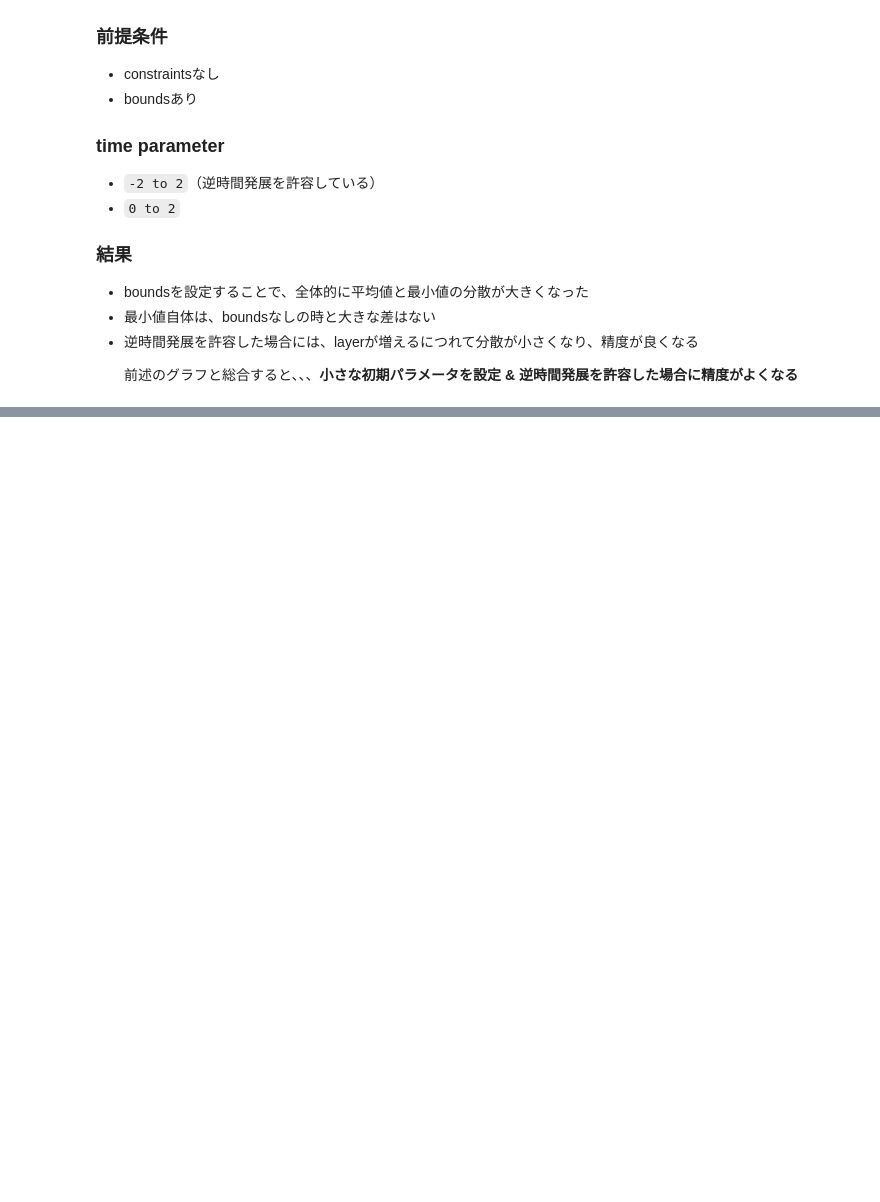
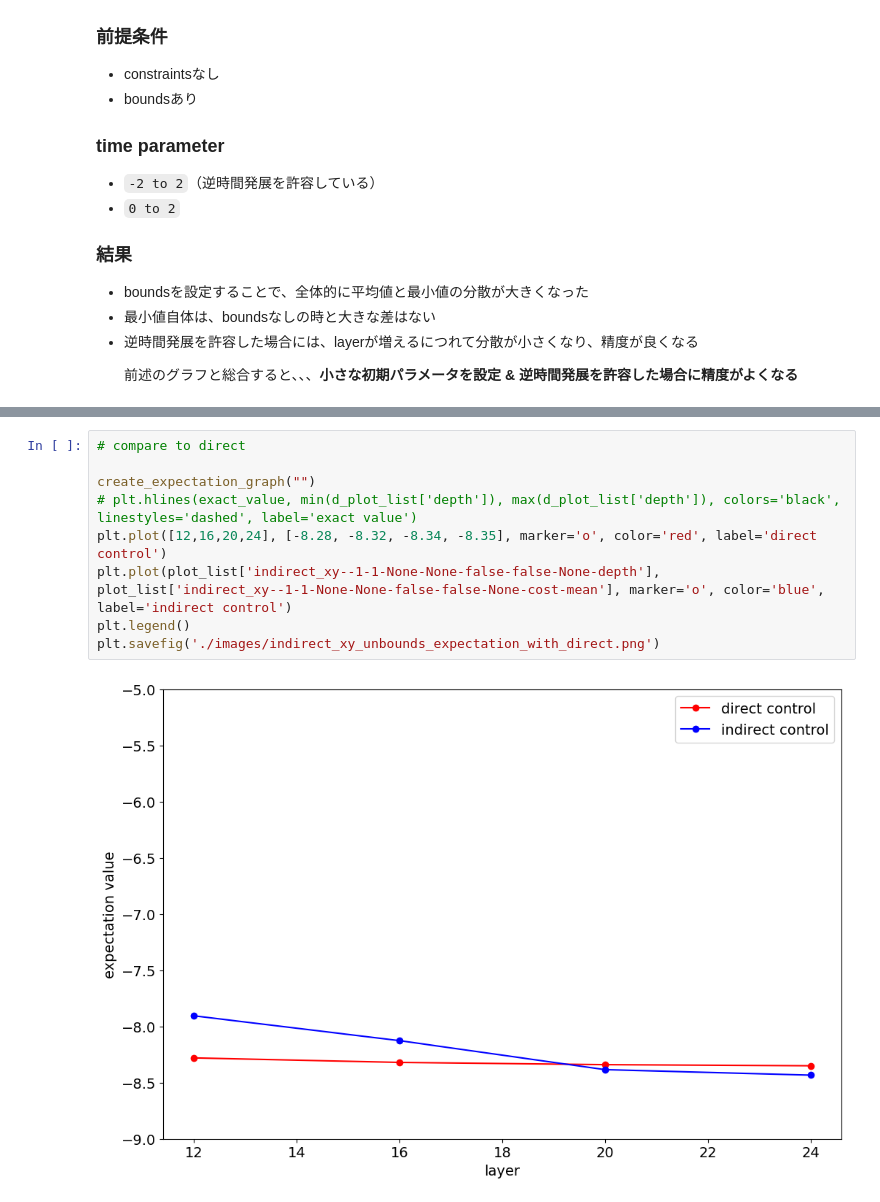
Before and after one commit to tanan/qsimu, a Jupyter notebook: qulacs/apps/notebook/time_v2.ipynb, the cells around one changed output, grey strips where cells are left out. Drawn from its saved outputs; the diff is of its cells as text; blank space fills up the shorter version.

```diff
--- a/qulacs/apps/notebook/time_v2.ipynb
+++ b/qulacs/apps/notebook/time_v2.ipynb
@@ -134,0 +135,11 @@ plt.savefig('./images/indirect_xy_unbounds_expectation_for_each_time.png')
+# %%
+# compare to direct
+
+create_expectation_graph("")
+# plt.hlines(exact_value, min(d_plot_list['depth']), max(d_plot_list['depth']), colors='black', linestyles='dashed', label='exact value')
+plt.plot([12,16,20,24], [-8.28, -8.32, -8.34, -8.35], marker='o', color='red', label='direct control')
+plt.plot(plot_list['indirect_xy--1-1-None-None-false-false-None-depth'], plot_list['indirect_xy--1-1-None-None-false-false-None-cost-mean'], marker='o', color='blue', label='indirect control')
+plt.legend()
+plt.savefig('./images/indirect_xy_unbounds_expectation_with_direct.png')
+# %% [output]
+[figure, added]
```
Also changed, not shown: parts of 5 cells of this notebook, 5 other files.
